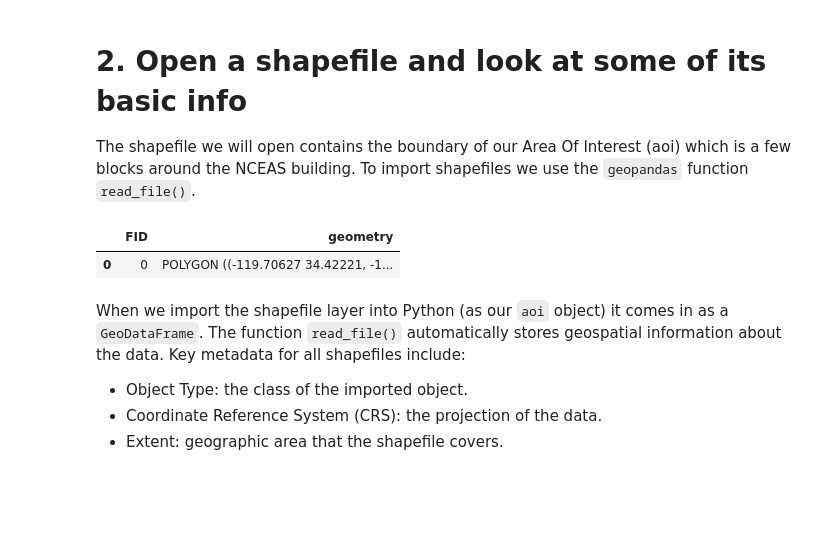
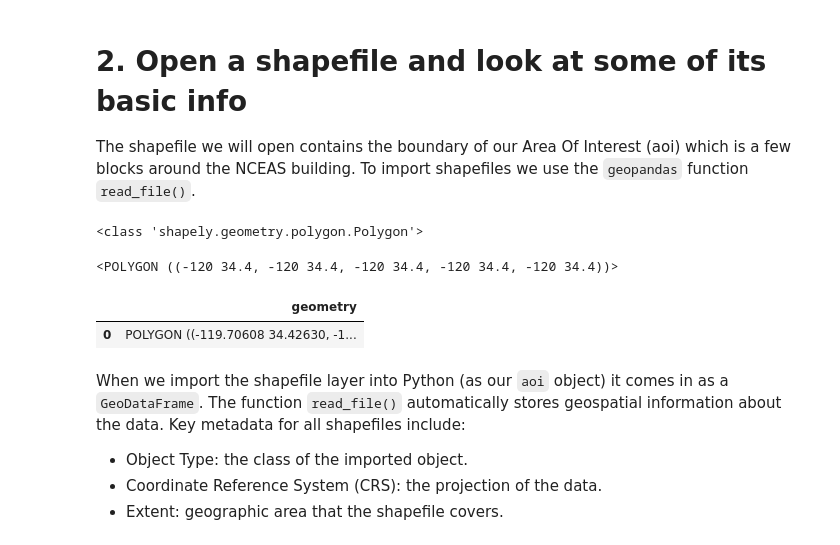
Before and after one commit to carmengg/eds-220-book, a Jupyter notebook: drafts-lectures/full_raster_notebook.ipynb, the cells around one changed output. Drawn from its saved outputs; the diff is of its cells as text; code cells hidden in the pictures; blank space fills up the shorter version.

```diff
--- a/drafts-lectures/full_raster_notebook.ipynb
+++ b/drafts-lectures/full_raster_notebook.ipynb
@@ -211,14 +201,30 @@ rgb.plot.imshow(figsize=(8,8))
 # 2. Open a shapefile and look at some of its basic info
 
 The shapefile we will open contains the boundary of our Area Of Interest (aoi) which is a few blocks around the NCEAS building. To import shapefiles we use the `geopandas` function `read_file()`.
+# %%
+points = [[-119.70608227128903, 34.426300194372274],
+ [-119.70608227128903, 34.42041139020533],
+ [-119.6967885126002, 34.42041139020533],
+ [-119.6967885126002, 34.426300194372274],
+ [-119.70608227128903, 34.426300194372274]]
+
+print(type(Polygon(points)))
+Polygon(points)
+# %% [output]
+<class 'shapely.geometry.polygon.Polygon'>
+<POLYGON ((-120 34.4, -120 34.4, -120 34.4, -120 34.4, -120 34.4))>
+# %%
+aoi = gpd.GeoDataFrame(geometry=[Polygon(points)],
+                           crs='epsg:4326')
+aoi
+# %% [output]
+|  | geometry |
+| 0 | POLYGON ((-119.70608 34.42630, -1... |
 # %%
-aoi_fp = "shapefile/nceas_aoi.shp"
+# aoi_fp = "shapefile/nceas_aoi.shp"
 
-aoi = gpd.read_file(aoi_fp)
-aoi
+# aoi = gpd.read_file(aoi_fp)
+# aoi
-# %% [output]
-|  | FID | geometry |
-| 0 | 0 | POLYGON ((-119.70627 34.42221, -1... |
 # %% [markdown]
 When we import the shapefile layer into Python (as our `aoi` object) it comes in as a `GeoDataFrame`. The function `read_file()` automatically stores geospatial information about the data. Key metadata for all shapefiles include:
 
```
Also changed, not shown: parts of 19 cells of this notebook, 2 other files.
